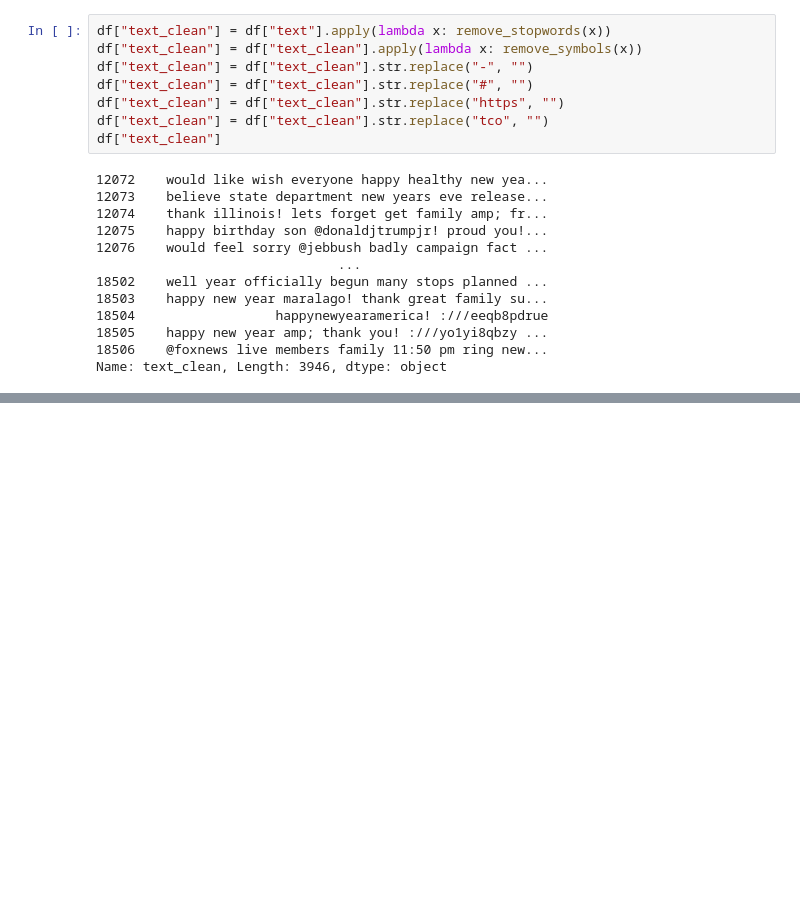
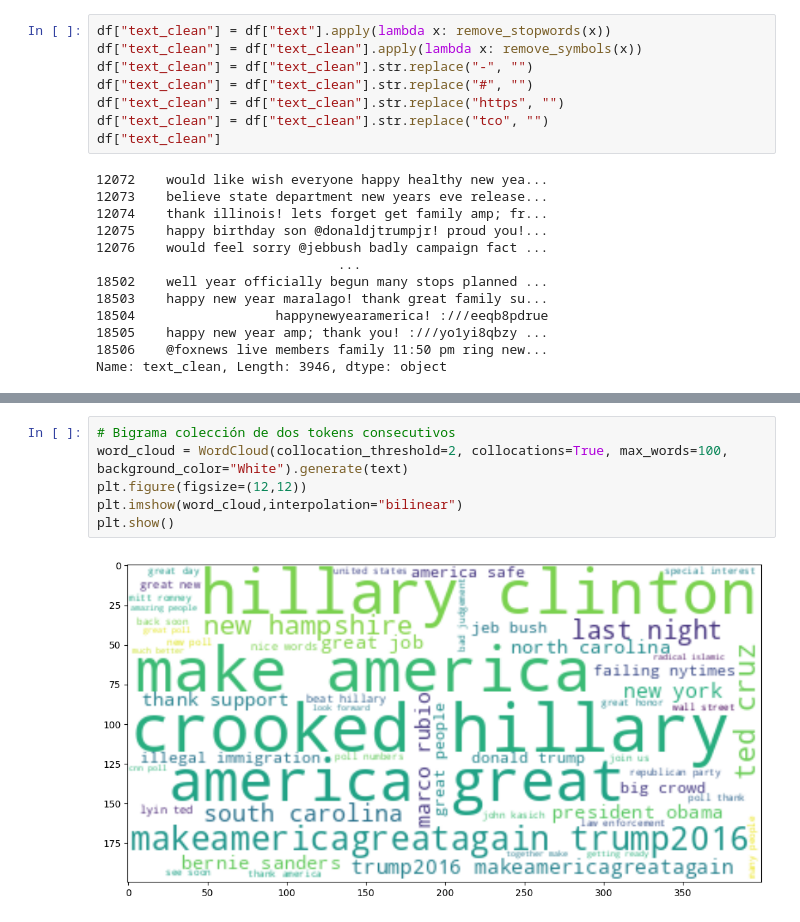
Before and after one commit to jessmiramontes/NLP, a Jupyter notebook: tweets.ipynb, the cells around one changed output, grey strips where cells are left out. Saved outputs shown, nothing was run; the diff lists cells and outputs as text; blank space fills up the shorter version.

```diff
--- a/tweets.ipynb
+++ b/tweets.ipynb
@@ -294,0 +295,8 @@ plt.show()
+# %%
+# Bigrama colección de dos tokens consecutivos
+word_cloud = WordCloud(collocation_threshold=2, collocations=True, max_words=100, background_color="White").generate(text)
+plt.figure(figsize=(12,12))
+plt.imshow(word_cloud,interpolation="bilinear")
+plt.show()
+# %% [output]
+[figure, added]
```
Also changed, not shown: parts of 8 cells of this notebook.
